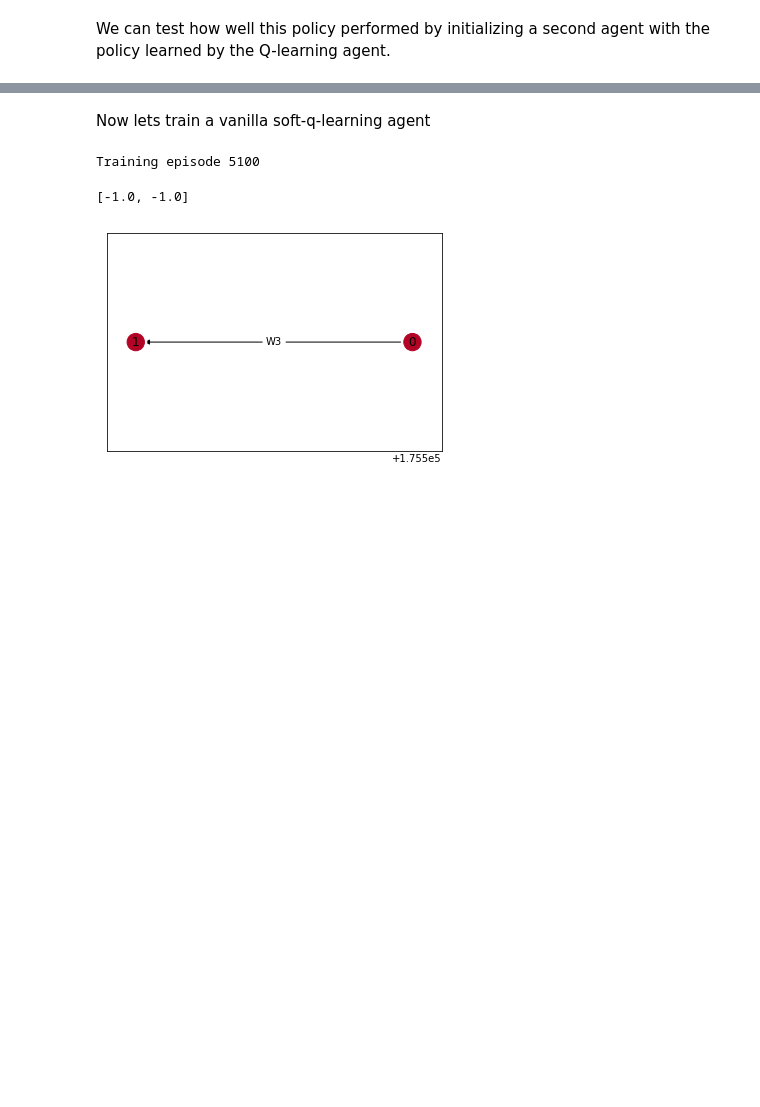
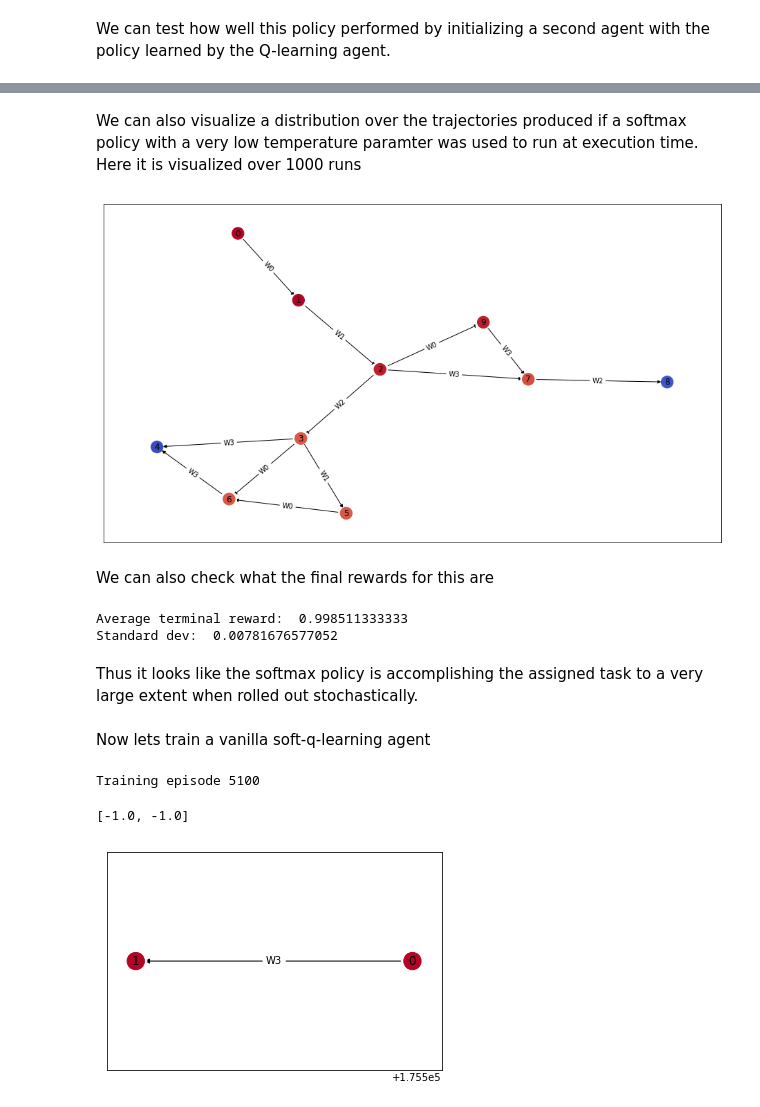
Before and after one commit to interactive-robotics/Personal_AJShah, a Jupyter notebook: LTLProgression/QLearning.ipynb, the cells around one changed output, grey strips where cells are left out. Cells and saved outputs as stored; diff of their text form; code cells hidden in the pictures; blank space fills up the shorter version.

```diff
--- a/LTLProgression/QLearning.ipynb
+++ b/LTLProgression/QLearning.ipynb
@@ -56,3 +36,22 @@ array([ 0.        ,  0.64598403,  0.        ,  0.        ,  0.        ,
+# %% [markdown]
+We can also visualize a distribution over the trajectories produced if a softmax policy with a very low temperature paramter was used to run at execution time. Here it is visualized over 1000 runs
+# %%
+stochastic_evaluator = ExplorerAgent(MDP, input_policy = q_agent.create_learned_softmax_policy(temperature = 0.01))
+stochastic_evaluator.explore(episode_limit = 1000)
+_ = stochastic_evaluator.visualize_exploration(prog = 'neato')
+# %% [output]
+[figure, added]
+# %% [markdown]
+We can also check what the final rewards for this are
+# %%
+rewards = [record[-1][3] for record in stochastic_evaluator.episodic_record]
+print('Average terminal reward: ', np.mean(rewards))
+print('Standard dev: ', np.std(rewards))
+# %% [output]
+Average terminal reward:  0.998511333333
+Standard dev:  0.00781676577052
+# %% [markdown]
+Thus it looks like the softmax policy is accomplishing the assigned task to a very large extent when rolled out stochastically.
 # %% [markdown]
 Now lets train a vanilla soft-q-learning agent
 # %%
```
Also changed, not shown: parts of 26 cells of this notebook, 4 other files.
